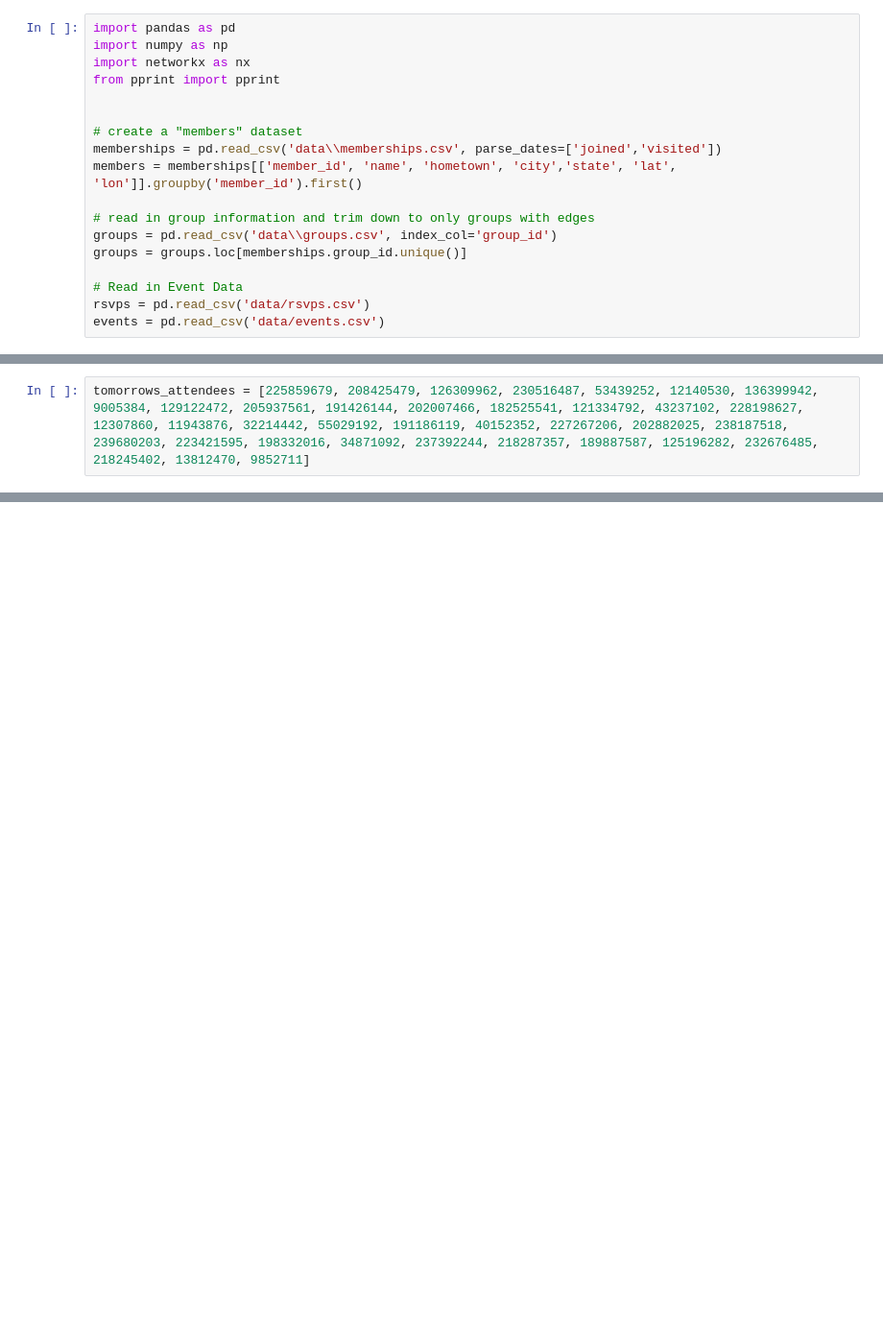
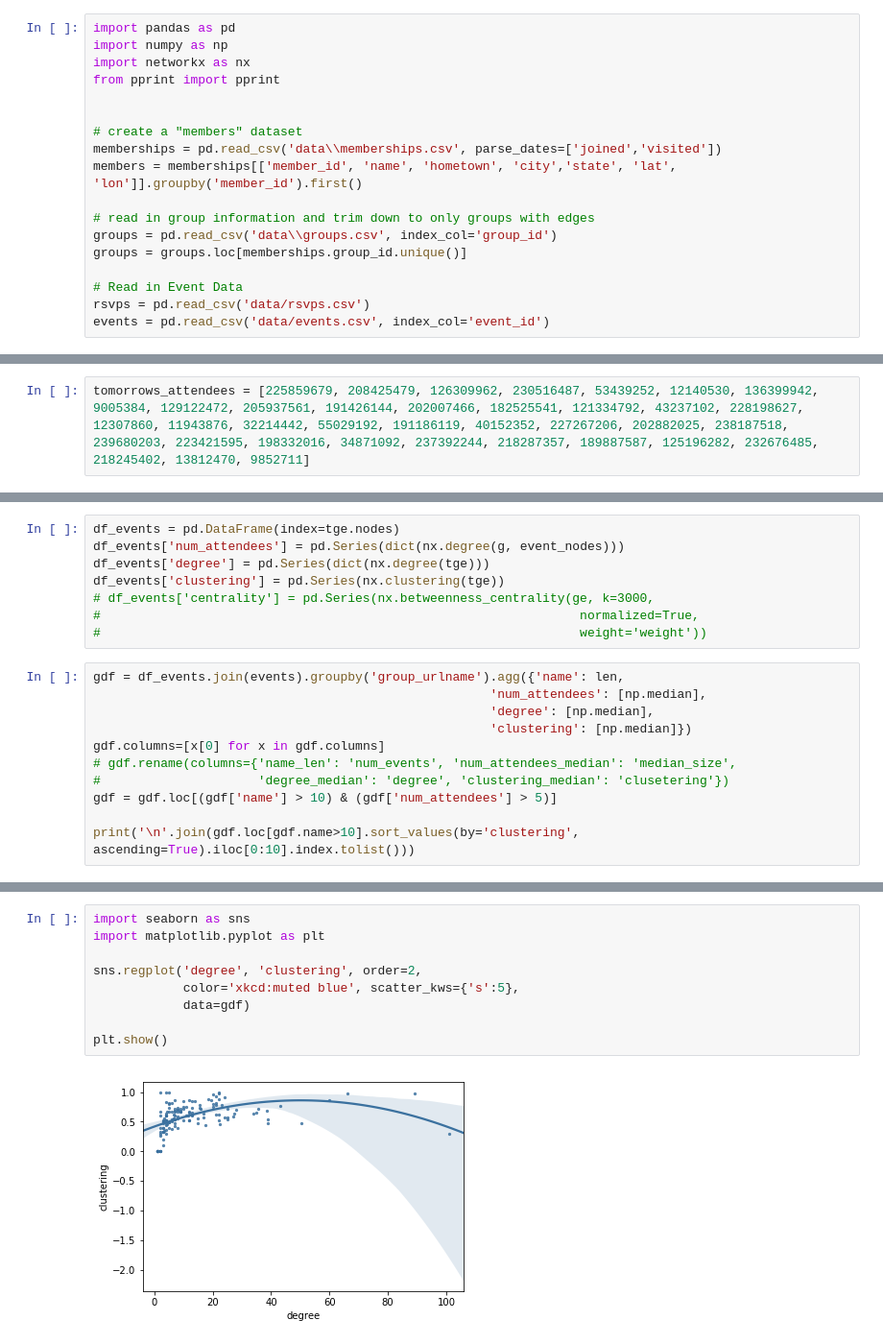
Before and after one commit to stkbailey/nashnetx, a Jupyter notebook: 4_Nashville-Relationships.ipynb, the cells around one changed output, grey strips where cells are left out. Shown at 96% size. Cells and saved outputs as stored; diff of their text form; blank space fills up the shorter version.

```diff
--- a/4_Nashville-Relationships.ipynb
+++ b/4_Nashville-Relationships.ipynb
@@ -15,6 +15,6 @@ groups = groups.loc[memberships.group_id.unique()]
 
 # Read in Event Data
 rsvps = pd.read_csv('data/rsvps.csv')
-events = pd.read_csv('data/events.csv')
+events = pd.read_csv('data/events.csv', index_col='event_id')
 # %%
 # All members
@@ -183,0 +179,19 @@ test_read = pickle.load( open( "./all_nash_members.pik", "rb" ) )
+# %%
+df_events = pd.DataFrame(index=tge.nodes)
+df_events['num_attendees'] = pd.Series(dict(nx.degree(g, event_nodes)))
+df_events['degree'] = pd.Series(dict(nx.degree(tge)))
+df_events['clustering'] = pd.Series(nx.clustering(tge))
+# df_events['centrality'] = pd.Series(nx.betweenness_centrality(ge, k=3000,
+#                                                                normalized=True,
+#                                                                weight='weight'))
+# %%
+gdf = df_events.join(events).groupby('group_urlname').agg({'name': len,
+                                                     'num_attendees': [np.median],
+                                                     'degree': [np.median],
+                                                     'clustering': [np.median]})
+gdf.columns=[x[0] for x in gdf.columns]
+# gdf.rename(columns={'name_len': 'num_events', 'num_attendees_median': 'median_size',
+#                     'degree_median': 'degree', 'clustering_median': 'clusetering'})
+gdf = gdf.loc[(gdf['name'] > 10) & (gdf['num_attendees'] > 5)]
+
+print('\n'.join(gdf.loc[gdf.name>10].sort_values(by='clustering', ascending=True).iloc[0:10].index.tolist()))
@@ -183,0 +222,11 @@ test_read = pickle.load( open( "./all_nash_members.pik", "rb" ) )
+# %%
+import seaborn as sns
+import matplotlib.pyplot as plt
+
+sns.regplot('degree', 'clustering', order=2,
+            color='xkcd:muted blue', scatter_kws={'s':5},
+            data=gdf)
+
+plt.show()
+# %% [output]
+[figure, added]
```
Also changed, not shown: parts of 9 cells of this notebook, 1 other file.
